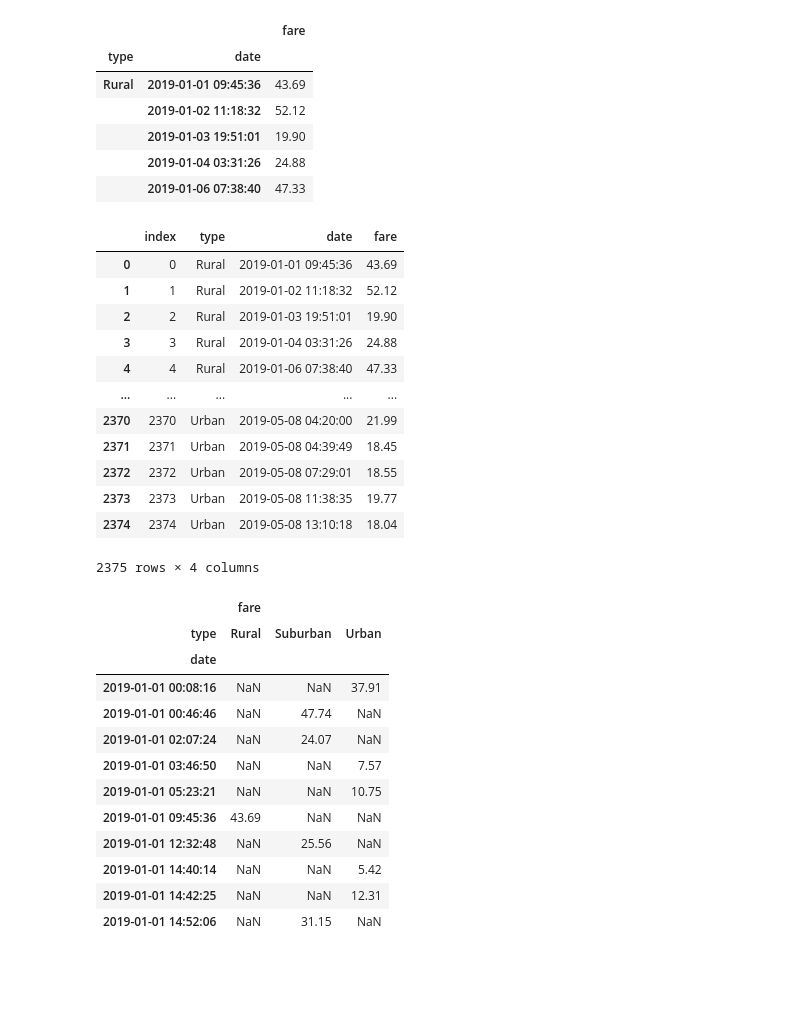
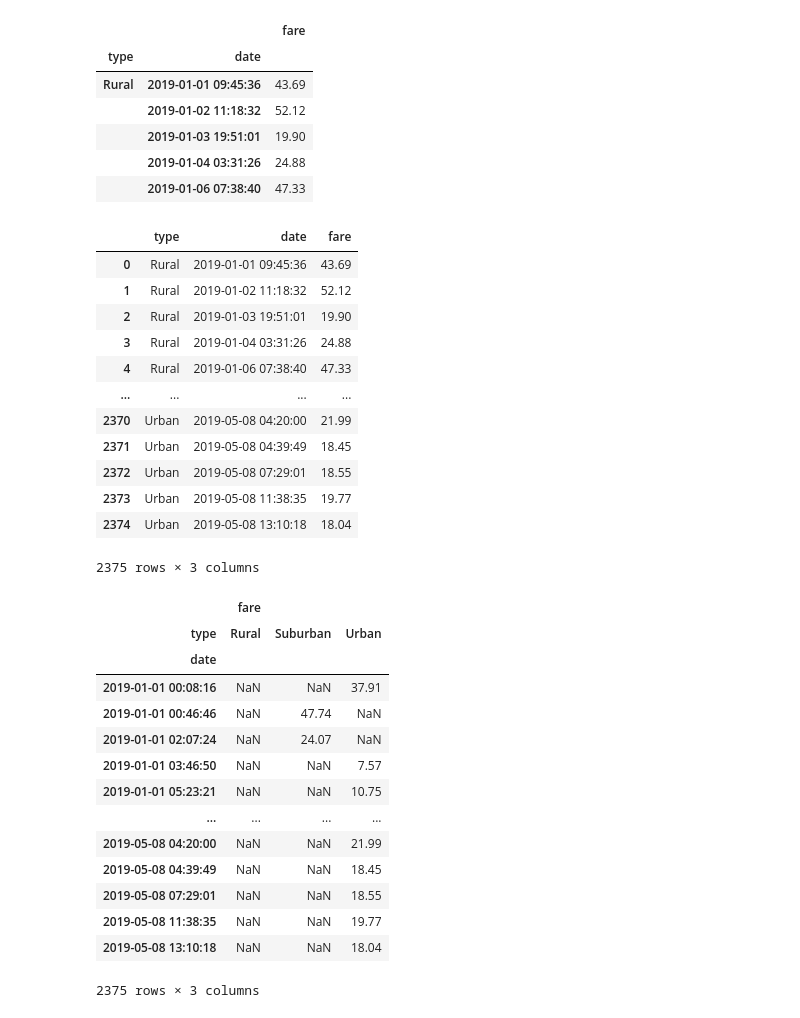
Before and after one commit to alysiawon/Pyber-Analysis, a Jupyter notebook: PyBer_Challenge.ipynb, the cells around one changed output. Drawn from its saved outputs; the diff is of its cells as text; code cells hidden in the pictures; blank space fills up the shorter version.

```diff
--- a/PyBer_Challenge.ipynb
+++ b/PyBer_Challenge.ipynb
@@ -144,8 +144,8 @@ pyber_data_df.head()
 # %%
 # 2. Using groupby() to create a new DataFrame showing the sum of the fares
 #  for each date where the indices are the city type and date.
-sum_fare_by_type_df = pyber_data_df.groupby(["type", "date"]).sum()[["fare"]]
-sum_fare_by_type_df.head()
+fare_by_type_df = pyber_data_df.groupby(["type", "date"]).sum()[["fare"]]
+fare_by_type_df.head()
 # %% [output]
 |  |  | fare |
 | type | date |  |
@@ -156,26 +156,27 @@ sum_fare_by_type_df.head()
 |  | 2019-01-06 07:38:40 | 47.33 |
 # %%
 # 3. Reset the index on the DataFrame you created in #1. This is needed to use the 'pivot()' function.
-sum_fare_by_type_df = sum_fare_by_type_df.reset_index()
-sum_fare_by_type_df
+fare_by_type_df = fare_by_type_df.reset_index()
+fare_by_type_df
 # %% [output]
-|  | index | type | date | fare |
-| 0 | 0 | Rural | 2019-01-01 09:45:36 | 43.69 |
-| 1 | 1 | Rural | 2019-01-02 11:18:32 | 52.12 |
-| 2 | 2 | Rural | 2019-01-03 19:51:01 | 19.90 |
-| 3 | 3 | Rural | 2019-01-04 03:31:26 | 24.88 |
-| 4 | 4 | Rural | 2019-01-06 07:38:40 | 47.33 |
-| ... | ... | ... | ... | ... |
-| 2370 | 2370 | Urban | 2019-05-08 04:20:00 | 21.99 |
-| 2371 | 2371 | Urban | 2019-05-08 04:39:49 | 18.45 |
-| 2372 | 2372 | Urban | 2019-05-08 07:29:01 | 18.55 |
-| 2373 | 2373 | Urban | 2019-05-08 11:38:35 | 19.77 |
-| 2374 | 2374 | Urban | 2019-05-08 13:10:18 | 18.04 |
+|  | type | date | fare |
+| 0 | Rural | 2019-01-01 09:45:36 | 43.69 |
+| 1 | Rural | 2019-01-02 11:18:32 | 52.12 |
+| 2 | Rural | 2019-01-03 19:51:01 | 19.90 |
+| 3 | Rural | 2019-01-04 03:31:26 | 24.88 |
+| 4 | Rural | 2019-01-06 07:38:40 | 47.33 |
+| ... | ... | ... | ... |
+| 2370 | Urban | 2019-05-08 04:20:00 | 21.99 |
+| 2371 | Urban | 2019-05-08 04:39:49 | 18.45 |
+| 2372 | Urban | 2019-05-08 07:29:01 | 18.55 |
+| 2373 | Urban | 2019-05-08 11:38:35 | 19.77 |
+| 2374 | Urban | 2019-05-08 13:10:18 | 18.04 |
-2375 rows × 4 columns
+2375 rows × 3 columns
 # %%
 # 4. Create a pivot table with the 'date' as the index, the columns ='type', and values='fare'
 # to get the total fares for each type of city by the date.
-pd.pivot_table(sum_fare_by_type_df, index = ["date"], columns = ["type"], values = ["fare"]).head(10)
+fare_by_city = pd.pivot_table(fare_by_type_df, index = ["date"], columns = ["type"], values = ["fare"])
+fare_by_city
 # %% [output]
 |  | fare |  |  |
 | type | Rural | Suburban | Urban |
@@ -185,10 +186,12 @@ pd.pivot_table(sum_fare_by_type_df, index = ["date"], columns = ["type"], values
 | 2019-01-01 02:07:24 | NaN | 24.07 | NaN |
 | 2019-01-01 03:46:50 | NaN | NaN | 7.57 |
 | 2019-01-01 05:23:21 | NaN | NaN | 10.75 |
-| 2019-01-01 09:45:36 | 43.69 | NaN | NaN |
-| 2019-01-01 12:32:48 | NaN | 25.56 | NaN |
-| 2019-01-01 14:40:14 | NaN | NaN | 5.42 |
-| 2019-01-01 14:42:25 | NaN | NaN | 12.31 |
-| 2019-01-01 14:52:06 | NaN | 31.15 | NaN |
+| ... | ... | ... | ... |
+| 2019-05-08 04:20:00 | NaN | NaN | 21.99 |
+| 2019-05-08 04:39:49 | NaN | NaN | 18.45 |
+| 2019-05-08 07:29:01 | NaN | NaN | 18.55 |
+| 2019-05-08 11:38:35 | NaN | NaN | 19.77 |
+| 2019-05-08 13:10:18 | NaN | NaN | 18.04 |
+2375 rows × 3 columns
 # %%
 # 5. Create a new DataFrame from the pivot table DataFrame using loc on the given dates, '2019-01-01':'2019-04-29'.
```
Also changed, not shown: parts of 5 cells of this notebook.
